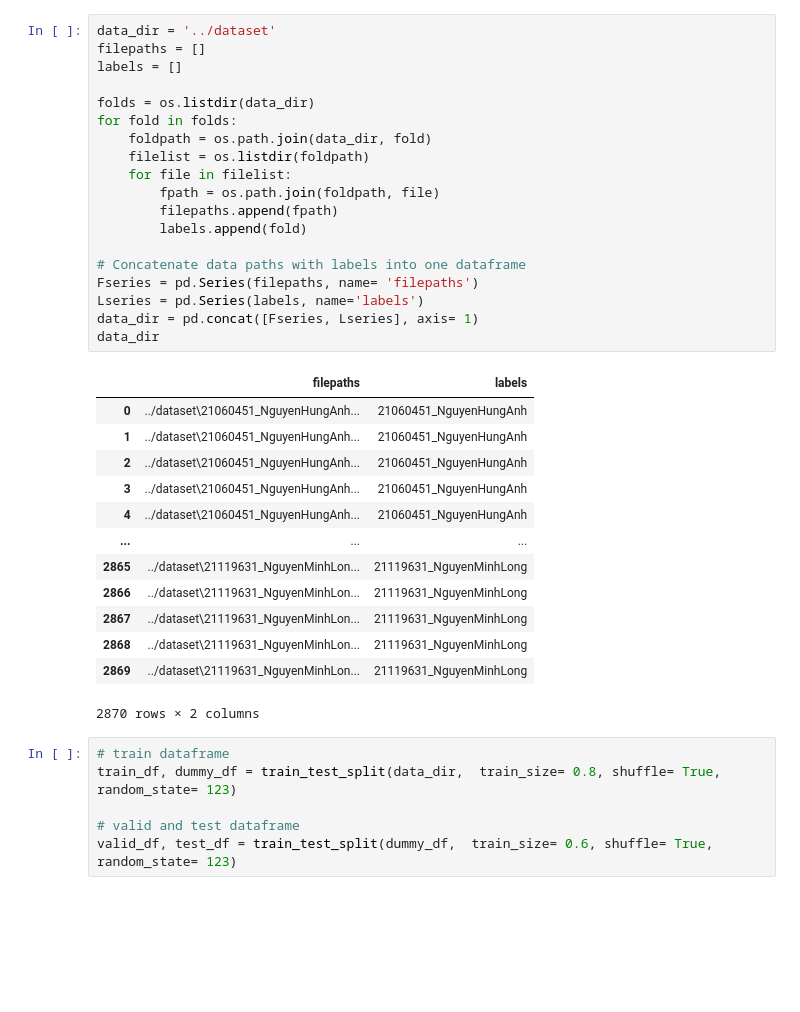
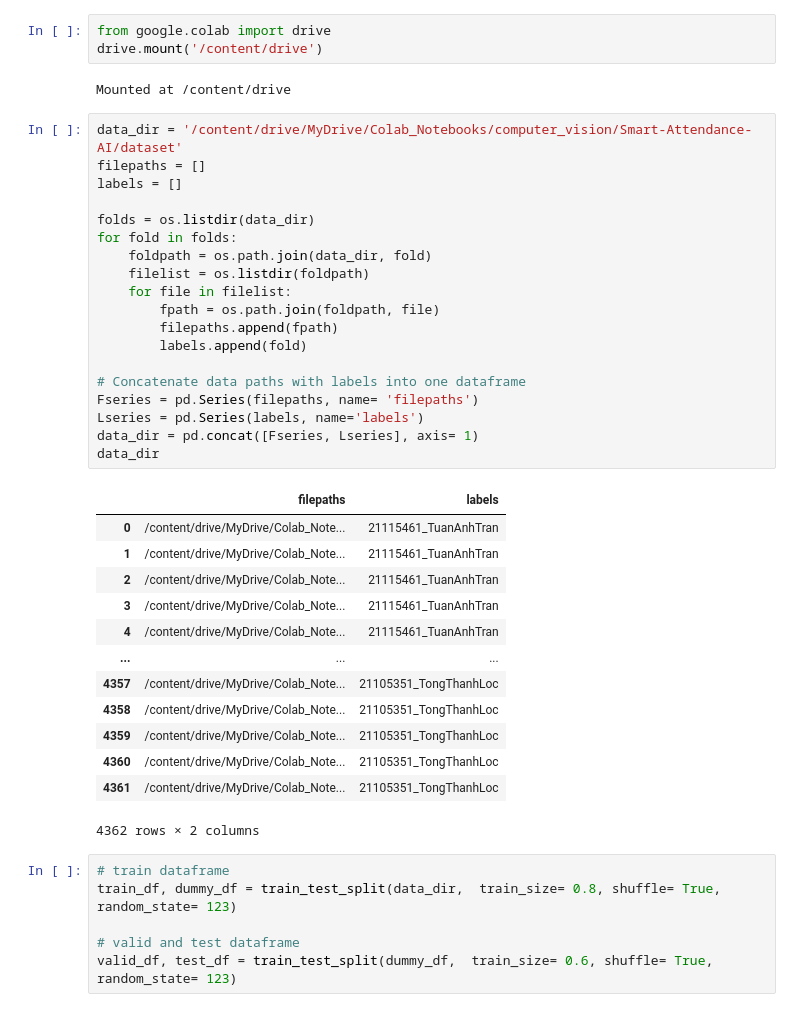
Before and after one commit to Hung000anh/Smart-Attendance-AI, a Jupyter notebook: notebook/build_model_restnet50.ipynb, the cells around one changed output. Drawn from its saved outputs; the diff is of its cells as text; blank space fills up the shorter version.

```diff
--- a/notebook/build_model_restnet50.ipynb
+++ b/notebook/build_model_restnet50.ipynb
@@ -38,39 +39,44 @@ warnings.filterwarnings("ignore")
 print ('modules loaded')
 # %% [output]
 modules loaded
+# %%
+from google.colab import drive
+drive.mount('/content/drive')
+# %% [output]
+Mounted at /content/drive
 # %%
-data_dir = '../dataset'
+data_dir = '/content/drive/MyDrive/Colab_Notebooks/computer_vision/Smart-Attendance-AI/dataset'
 filepaths = []
 labels = []
 
 folds = os.listdir(data_dir)
 for fold in folds:
     foldpath = os.path.join(data_dir, fold)
     filelist = os.listdir(foldpath)
     for file in filelist:
         fpath = os.path.join(foldpath, file)
         filepaths.append(fpath)
         labels.append(fold)
 
 # Concatenate data paths with labels into one dataframe
 Fseries = pd.Series(filepaths, name= 'filepaths')
 Lseries = pd.Series(labels, name='labels')
 data_dir = pd.concat([Fseries, Lseries], axis= 1)
 data_dir
 # %% [output]
 |  | filepaths | labels |
-| 0 | ../dataset\21060451_NguyenHungAnh... | 21060451_NguyenHungAnh |
-| 1 | ../dataset\21060451_NguyenHungAnh... | 21060451_NguyenHungAnh |
-| 2 | ../dataset\21060451_NguyenHungAnh... | 21060451_NguyenHungAnh |
-| 3 | ../dataset\21060451_NguyenHungAnh... | 21060451_NguyenHungAnh |
-| 4 | ../dataset\21060451_NguyenHungAnh... | 21060451_NguyenHungAnh |
+| 0 | /content/drive/MyDrive/Colab_Note... | 21115461_TuanAnhTran |
+| 1 | /content/drive/MyDrive/Colab_Note... | 21115461_TuanAnhTran |
+| 2 | /content/drive/MyDrive/Colab_Note... | 21115461_TuanAnhTran |
+| 3 | /content/drive/MyDrive/Colab_Note... | 21115461_TuanAnhTran |
+| 4 | /content/drive/MyDrive/Colab_Note... | 21115461_TuanAnhTran |
 | ... | ... | ... |
-| 2865 | ../dataset\21119631_NguyenMinhLon... | 21119631_NguyenMinhLong |
-| 2866 | ../dataset\21119631_NguyenMinhLon... | 21119631_NguyenMinhLong |
-| 2867 | ../dataset\21119631_NguyenMinhLon... | 21119631_NguyenMinhLong |
-| 2868 | ../dataset\21119631_NguyenMinhLon... | 21119631_NguyenMinhLong |
-| 2869 | ../dataset\21119631_NguyenMinhLon... | 21119631_NguyenMinhLong |
+| 4357 | /content/drive/MyDrive/Colab_Note... | 21105351_TongThanhLoc |
+| 4358 | /content/drive/MyDrive/Colab_Note... | 21105351_TongThanhLoc |
+| 4359 | /content/drive/MyDrive/Colab_Note... | 21105351_TongThanhLoc |
+| 4360 | /content/drive/MyDrive/Colab_Note... | 21105351_TongThanhLoc |
+| 4361 | /content/drive/MyDrive/Colab_Note... | 21105351_TongThanhLoc |
-2870 rows × 2 columns
+4362 rows × 2 columns
 # %%
 # train dataframe
 train_df, dummy_df = train_test_split(data_dir,  train_size= 0.8, shuffle= True, random_state= 123)
```
Also changed, not shown: parts of 15 cells of this notebook.
